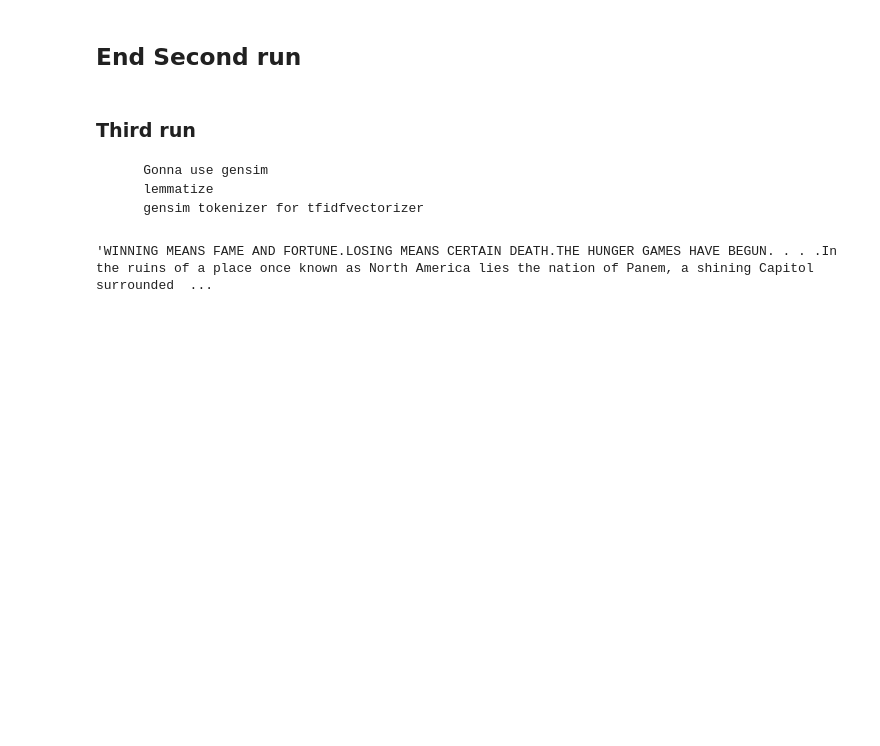
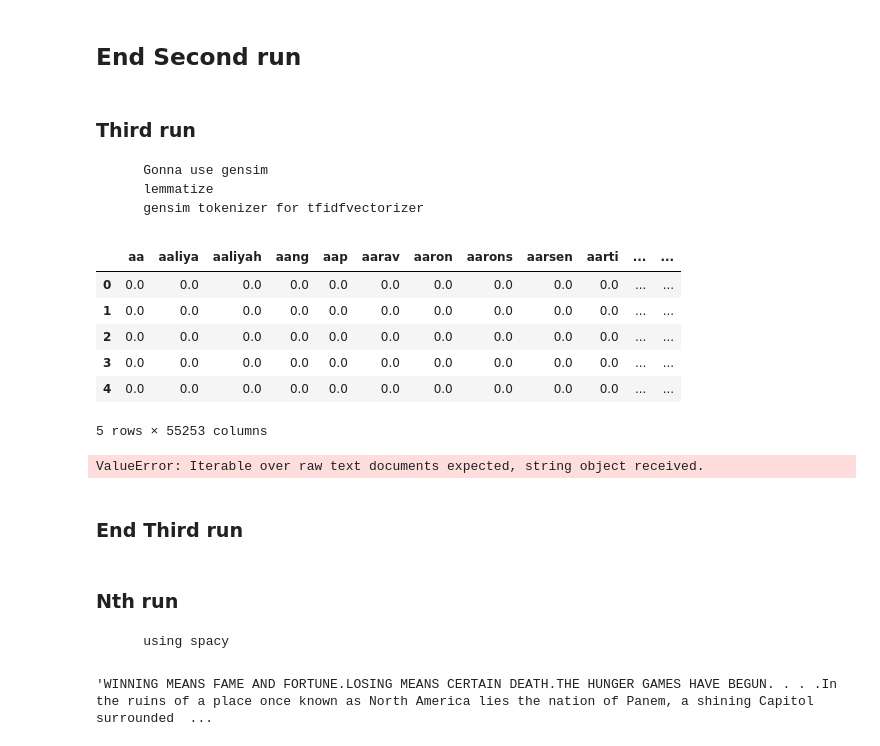
Before and after one commit to noreallyimfine/Bookfinder, a Jupyter notebook: book-data-dive-1.ipynb, the cells around one changed output. Drawn from its saved outputs; the diff is of its cells as text; code cells hidden in the pictures; blank space fills up the shorter version.

```diff
--- a/book-data-dive-1.ipynb
+++ b/book-data-dive-1.ipynb
@@ -422,3 +443,35 @@ df.iloc[4067].title, df.iloc[4067].description
+# %%
+def tokenize(text):
+    return [token for token in simple_preprocess(text) if token not in STOPWORDS]
+# %%
+vect = TfidfVectorizer(tokenizer=tokenize)
+data = df['text']
+vect.fit(data)
+sparse = vect.transform(data)
+
+dtm = pd.DataFrame(sparse.todense(), columns=vect.get_feature_names())
+
+dtm.head()
+# %% [output]
+|  | aa | aaliya | aaliyah | aang | aap | aarav | aaron | aarons | aarsen | aarti | ... | ... |
+| 0 | 0.0 | 0.0 | 0.0 | 0.0 | 0.0 | 0.0 | 0.0 | 0.0 | 0.0 | 0.0 | ... | ... |
+| 1 | 0.0 | 0.0 | 0.0 | 0.0 | 0.0 | 0.0 | 0.0 | 0.0 | 0.0 | 0.0 | ... | ... |
+| 2 | 0.0 | 0.0 | 0.0 | 0.0 | 0.0 | 0.0 | 0.0 | 0.0 | 0.0 | 0.0 | ... | ... |
+| 3 | 0.0 | 0.0 | 0.0 | 0.0 | 0.0 | 0.0 | 0.0 | 0.0 | 0.0 | 0.0 | ... | ... |
+| 4 | 0.0 | 0.0 | 0.0 | 0.0 | 0.0 | 0.0 | 0.0 | 0.0 | 0.0 | 0.0 | ... | ... |
+5 rows × 55253 columns
+# %%
+new = ['A magical boy fights evil with his friends at school'
+new_vected = vect.transform(new)
+new_df = pd.DataFrame(new_vected.todense(), columns=vect.get_feature_names())
+nn.kneighbors(new_df)
+# %% [output]
+ValueError: Iterable over raw text documents expected, string object received.
+# %% [markdown]
+### End Third run
+# %% [markdown]
+### Nth run
+        using spacy
 # %%
 import spacy
 # %%
```
Also changed, not shown: parts of 3 cells of this notebook.
